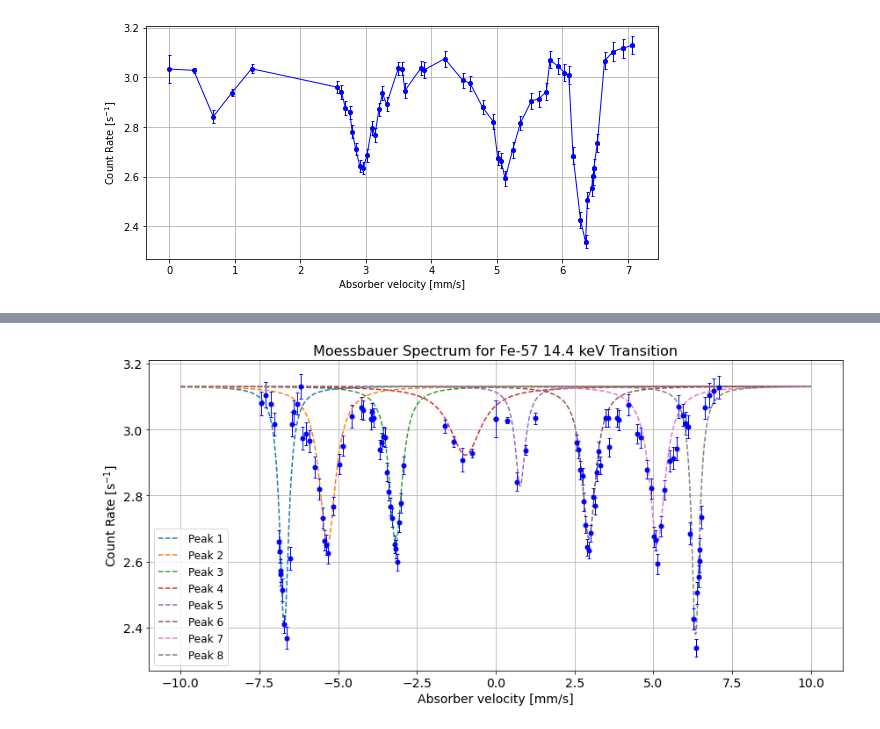
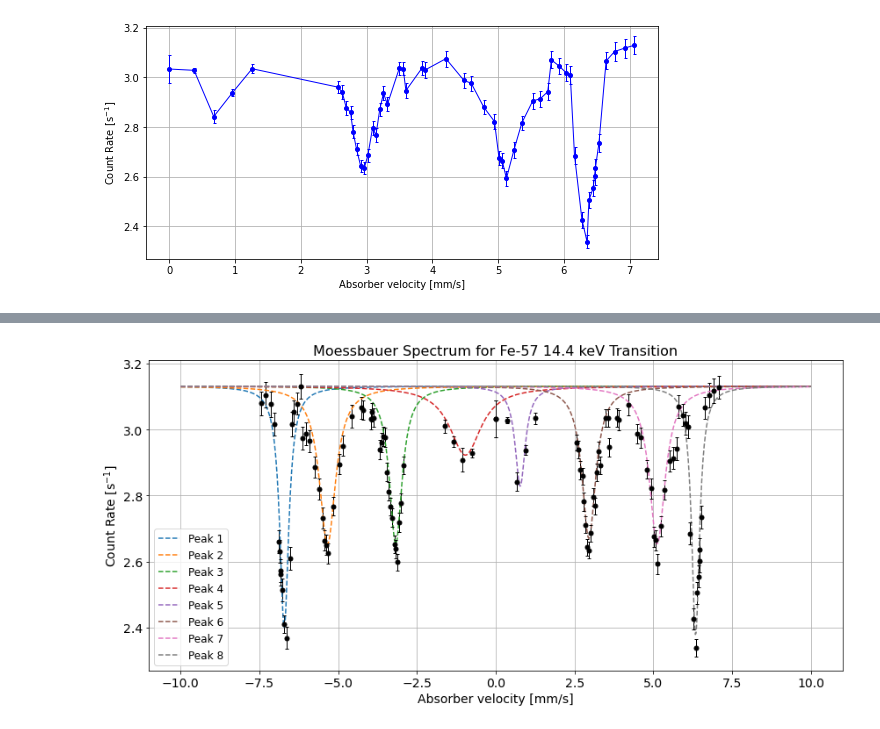
Before and after one commit to tesla1900/advanced-lab-course, a Jupyter notebook: moessbauer/moess_analysis.ipynb, the cells around one changed output, grey strips where cells are left out. Saved outputs shown, nothing was run; the diff lists cells and outputs as text; code cells hidden in the pictures.

```diff
--- a/moessbauer/moess_analysis.ipynb
+++ b/moessbauer/moess_analysis.ipynb
@@ -81,7 +81,8 @@ for i, moess_raw_data in enumerate(moess_raw_datas):
 
 
     fig, ax = plt.subplots(figsize=(10,6), tight_layout=True)
-    ax.errorbar(motor_speed, count_rate, yerr=count_rate_err, marker="o", ls="-", lw=1.0, ms=4.0, color="b", capsize=2.0)
+    ax.errorbar(motor_speed, count_rate, yerr=count_rate_err, marker="o", ls="--", lw=1.0,
+                ms=5.0, color="#737377", ecolor="k", mfc="k", mec="k", capsize=2.0)
     ax.set_xlabel("Motor Speed", fontsize=15)
     ax.set_ylabel("Count Rate [s$^{{-1}}]$", fontsize=15)
     ax.set_title("Raw Data for Fe-57 Moessbauer Spectrum - {0} Measurement".format(labels[i]), fontsize=17)
@@ -122,7 +123,8 @@ for i, moess_raw_data in enumerate(moess_raw_datas):
     count_rate_err = count_rate * np.sqrt( (counts_err / counts)**2. + (time_err / time)**2.)
 
     # velocity error
-    vel_err = vel * np.sqrt( (L_err / L)**2. + (time_err / time)**2.)
+    vel_err = np.sqrt( (L_err / L)**2. + (time_err / time)**2.)
+    # print(vel_err)
 
     fig, ax = plt.subplots(figsize=(8,4), tight_layout=True)
     ax.errorbar(vel, count_rate, xerr=vel_err, yerr=count_rate_err, marker="o", ls="-", lw=1.0, ms=4.0, color="b", capsize=1.5)
@@ -242,24 +244,24 @@ plt.savefig(os.path.join(figure_path, "moess_spect_init.png"), dpi=300)
 # %%
 # function for plotting the best fit values
 # somehow lmfit doesnt allow plotting best fit with smoother x-values
-def multi_lorentzian(x, params, Npeaks=8):
+def multi_lorentzian(v, params, Npeaks=8):
     '''
     Combination of Lorentzian functions.
     params contain dictionary of each parameter
     '''
-    offset = params["a"]
+    offset = params["delta"]
     lor_params = []
 
     for i in range(Npeaks):
         prefix = "l{0}_".format(i)
-        lor_param = params[prefix+"x0"], params[prefix+"A"], params[prefix+"gamma"]
+        lor_param = params[prefix+"v0"], params[prefix+"I0"], params[prefix+"Gamma_v"]
         lor_params.append(lor_param)
 
     # sum over 0th axis since we sum over each lorentzian, not over x-values
-    return offset + np.sum([lorentzian(x, *lor_param) for lor_param in lor_params], axis=0)
+    return offset + np.sum([lorentzian(v, *lor_param) for lor_param in lor_params], axis=0)
 
 # perform fit
-out = multi_lor.fit(count_rate, pars, x=vel, weights=1./count_rate_err**2.)
+out = multi_lor.fit(count_rate, pars, v=vel, weights=1./count_rate_err**2.)
 
 # evaluate best fit from obtained parameters
 params_dict = out.best_values
@@ -268,7 +270,7 @@ best_fit = multi_lorentzian(vel_fit, params_dict)
 
 # plot
 fig, ax = plt.subplots(figsize=(12,6), tight_layout=True)
-ax.errorbar(vel, count_rate, yerr=count_rate_err, xerr=vel_err, marker="o", ls="", lw=1.0, ms=5.0, color="b", capsize=2.0)
+ax.errorbar(vel, count_rate, yerr=count_rate_err, xerr=vel_err, marker="o", ls="", lw=1.0, ms=5.0, color="k", capsize=2.0)
 ax.plot(vel_fit, best_fit, label="Best Fit", color="r", zorder=3, alpha=0.7)
 ax.legend(prop={"size":12})
 ax.set_xlabel("Absorber velocity [mm/s]", fontsize=14)
@@ -284,0 +287,22 @@ plt.savefig(os.path.join(figure_path, "moess_spect.png"), dpi=300)
+# %%
+# print out the best fit parameters and their associated errors
+# print(out.fit_report())
+
+params_dict = out.best_values
+
+# somehow lmfit doesnt have a way to extract the parameter errors easily
+# only way is to copy paste from the fit report...
+I0_err = [
+    0.03675975, 0.03443960, 0.02574824, 0.03351661,
+    0.06655582, 0.02384634, 0.03289412, 0.03432016
+]
+
+# get the amplitude as shown in the plot
+delta = params_dict["delta"]
+delta_err = 0.02047550
+
+for i in range(Npeaks):
+    prefix = "l{0}_".format(i)
+    new_ampl = delta - params_dict[prefix + "I0"]
+    new_ampl_err = np.sqrt(delta_err**2. + I0_err[i]**2.)
+    print(f"New Amplitude Error for peak {i+1}: {new_ampl:.3f} +- {new_ampl_err:.3f}")
@@ -285,26 +318,26 @@ plt.savefig(os.path.join(figure_path, "moess_spect.png"), dpi=300)
 # %%
 # to plot each Lorentzian peak
-comps = out.eval_components(x=vel_fit)
+comps = out.eval_components(v=vel_fit)
 # print(comps)
 
 fig, ax = plt.subplots(figsize=(12,6), tight_layout=True)
 
 for i in range(Npeaks):
     ax.plot(vel_fit, comps["l{0}_".format(i)] + comps["offset"], label="Peak {0}".format(i+1), ls="--")
-ax.errorbar(vel, count_rate, yerr=count_rate_err, xerr=vel_err, marker="o", ls="", lw=1.0, ms=5.0, color="b", capsize=2.0)
+ax.errorbar(vel, count_rate, yerr=count_rate_err, xerr=vel_err, marker="o", ls="", lw=1.0, ms=5.0, color="k", capsize=2.0)
 # ax.plot(vel_fit, best_fit, label="Best Fit", color="r", zorder=3, alpha=0.7)
 ax.legend(prop={"size":12})
 ax.set_xlabel("Absorber velocity [mm/s]", fontsize=14)
 ax.set_ylabel("Count Rate [s$^{{-1}}$]", fontsize=14)
 ax.set_title("Moessbauer Spectrum for Fe-57 14.4 keV Transition", fontsize=16)
 ax.grid()
 
 ax.tick_params(axis='both', which='major', labelsize=14)
 ax.tick_params(axis='both', which='minor', labelsize=14)
 
 plt.savefig(os.path.join(figure_path, "moess_spect_comps.png"), dpi=300)
 # %% [output]
-[figure, old version]
+[figure, new version]
 # %%
 # # found this code online for multi-lorentzian fit
 # # not sure how to fit for our data because still not used to
```
Also changed, not shown: parts of 5 cells of this notebook, 6 other files.
